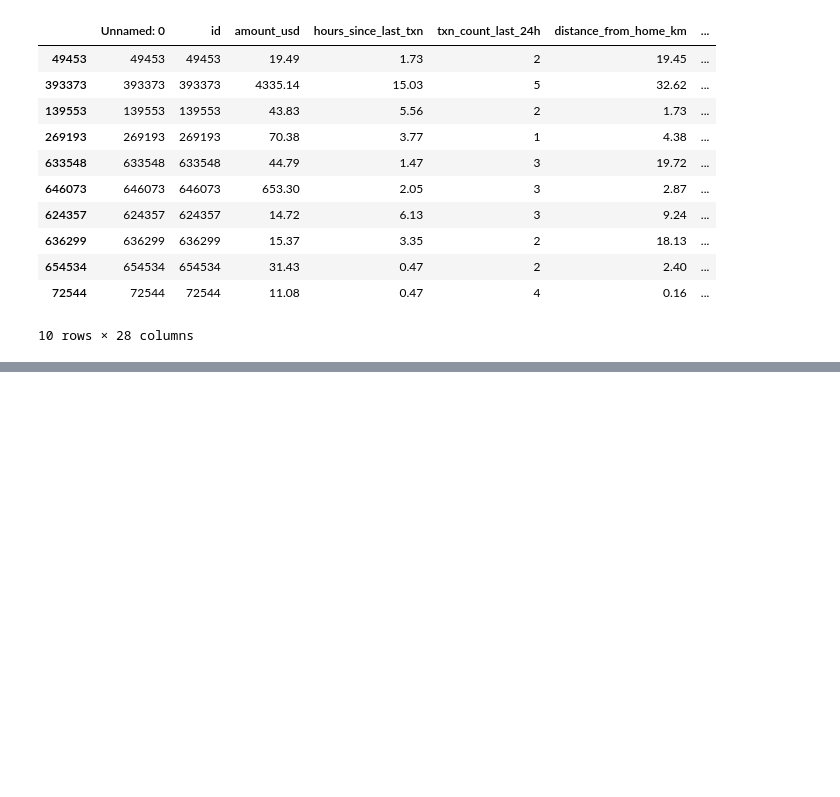
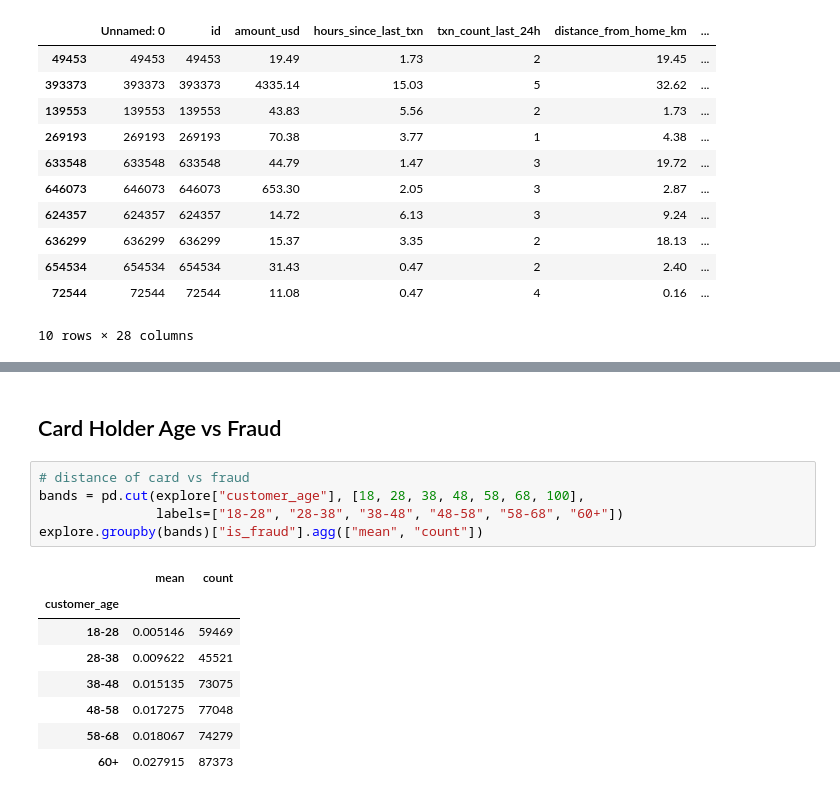
Before and after one commit to ShankTesla/Credit-Card-Fraud-Detection, a Jupyter notebook: notebooks/1.3-gs-exploratory-data-analysis.ipynb, the cells around one changed output, grey strips where cells are left out. Saved outputs shown, nothing was run; the diff lists cells and outputs as text; blank space fills up the shorter version.

```diff
--- a/notebooks/1.3-gs-exploratory-data-analysis.ipynb
+++ b/notebooks/1.3-gs-exploratory-data-analysis.ipynb
@@ -456,0 +488,16 @@ explore[explore["is_fraud"] == 0].sample(10, random_state=1)
+# %% [markdown]
+## Card Holder Age vs Fraud
+# %%
+# distance of card vs fraud
+bands = pd.cut(explore["customer_age"], [18, 28, 38, 48, 58, 68, 100],
+               labels=["18-28", "28-38", "38-48", "48-58", "58-68", "60+"])
+explore.groupby(bands)["is_fraud"].agg(["mean", "count"])
+# %% [output]
+|  | mean | count |
+| customer_age |  |  |
+| 18-28 | 0.005146 | 59469 |
+| 28-38 | 0.009622 | 45521 |
+| 38-48 | 0.015135 | 73075 |
+| 48-58 | 0.017275 | 77048 |
+| 58-68 | 0.018067 | 74279 |
+| 60+ | 0.027915 | 87373 |
```
Also changed, not shown: parts of 9 cells of this notebook.
